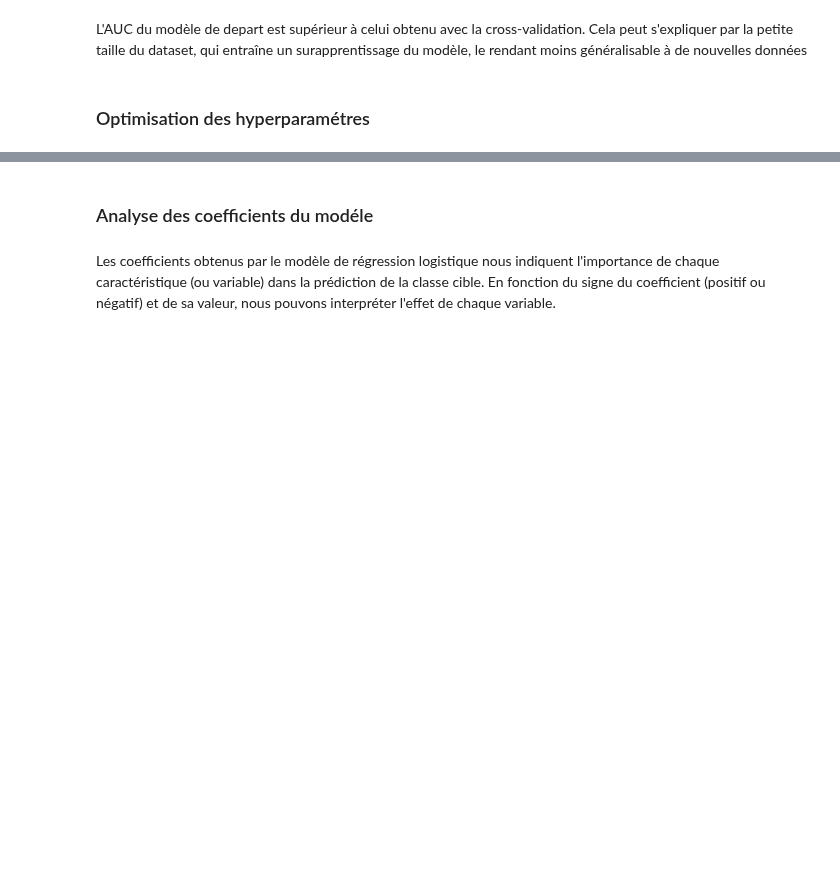
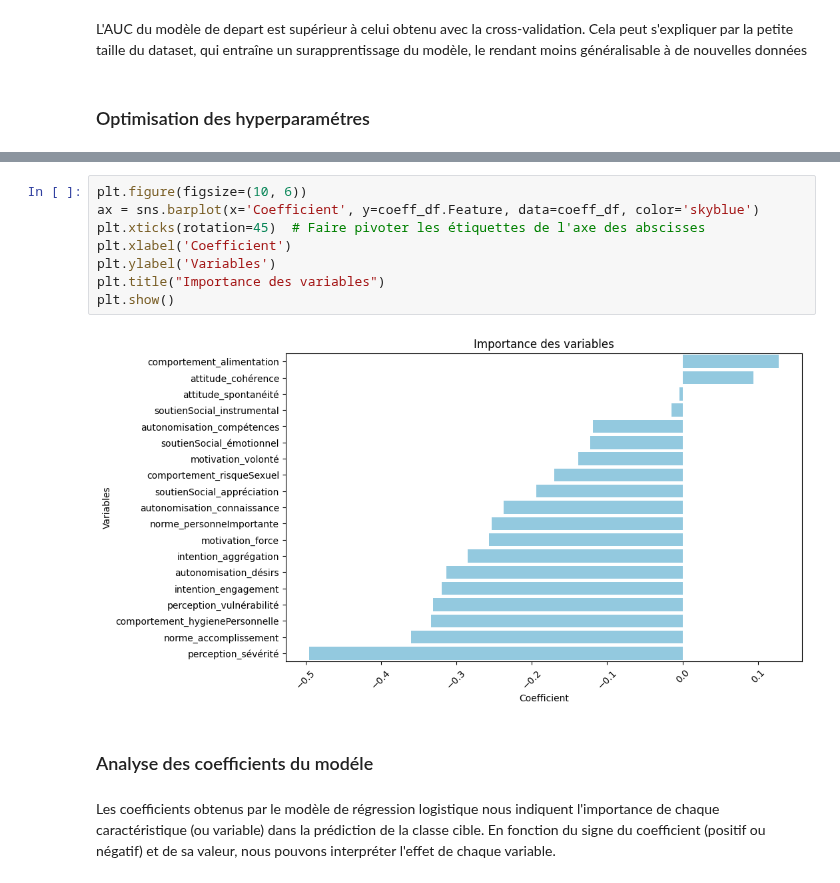
Before and after one commit to marktr11/Cervical-Cancer-Risk-Classification, a Jupyter notebook: Code/logistique_regression.ipynb, the cells around one changed output, grey strips where cells are left out. Saved outputs shown, nothing was run; the diff lists cells and outputs as text; blank space fills up the shorter version.

```diff
--- a/Code/logistique_regression.ipynb
+++ b/Code/logistique_regression.ipynb
@@ -295,3 +296,13 @@ print(coeff_df)
+# %%
+plt.figure(figsize=(10, 6))
+ax = sns.barplot(x='Coefficient', y=coeff_df.Feature, data=coeff_df, color='skyblue')
+plt.xticks(rotation=45)  # Faire pivoter les étiquettes de l'axe des abscisses
+plt.xlabel('Coefficient')
+plt.ylabel('Variables')
+plt.title("Importance des variables")
+plt.show()
+# %% [output]
+[figure, added]
 # %% [markdown]
 ### Analyse des coefficients du modéle
 # %% [markdown]
```
Also changed, not shown: parts of 6 cells of this notebook, 17 other files.
